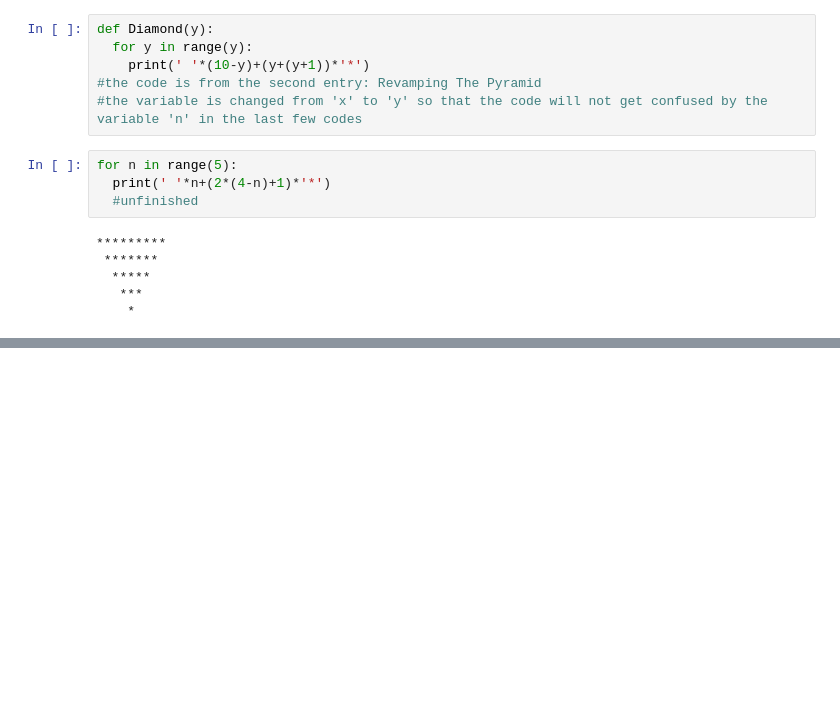
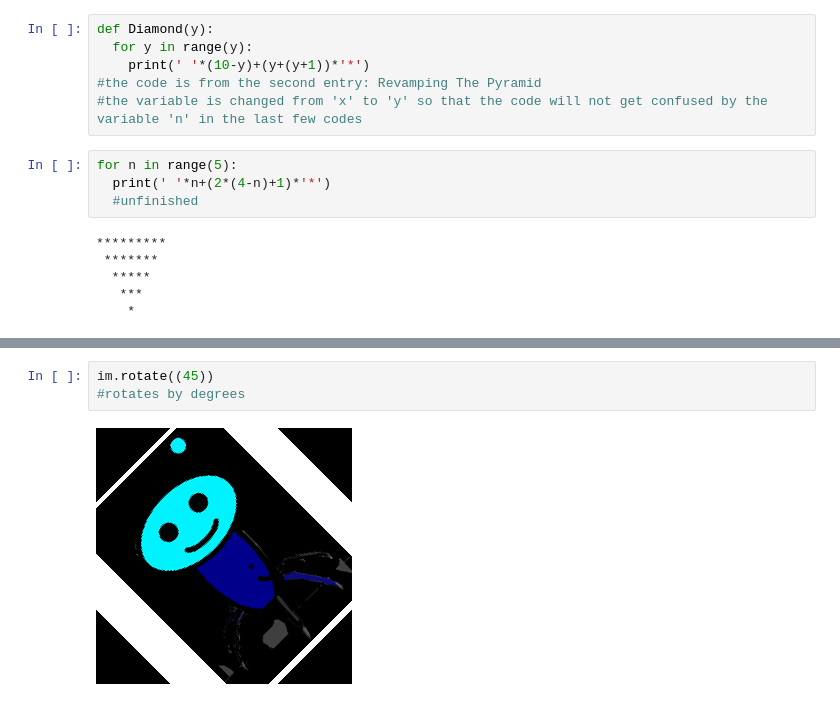
Before and after one commit to AlmightyAbyss/Python-Testing, a Jupyter notebook: RandomNotebook.ipynb, the cells around one changed output, grey strips where cells are left out. Saved outputs shown, nothing was run; the diff lists cells and outputs as text; blank space fills up the shorter version.

```diff
--- a/RandomNotebook.ipynb
+++ b/RandomNotebook.ipynb
@@ -109,0 +159,5 @@ for n in range(5):
+# %%
+im.rotate((45))
+#rotates by degrees
+# %% [output]
+[figure, added]
```
Also changed, not shown: parts of 12 cells of this notebook.
